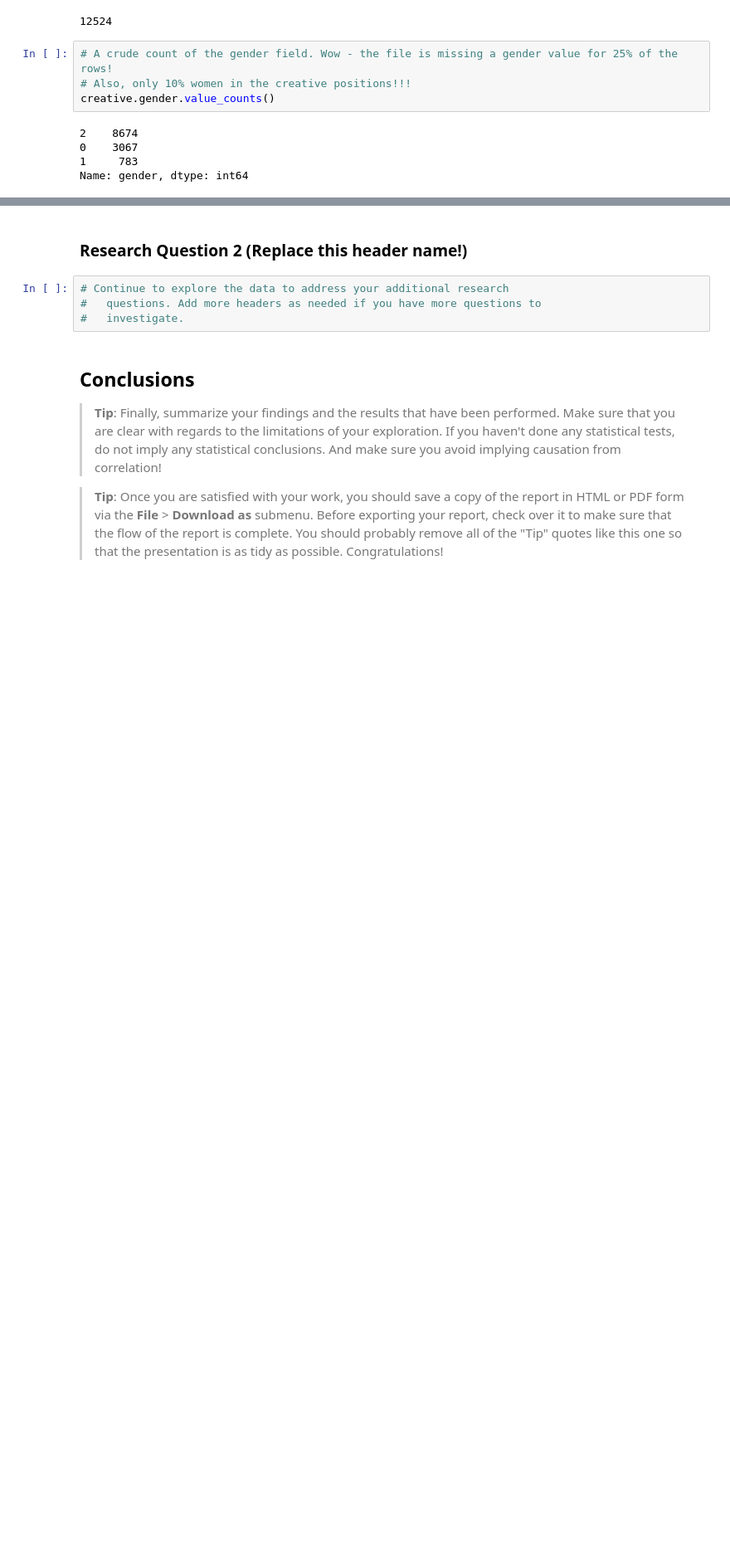
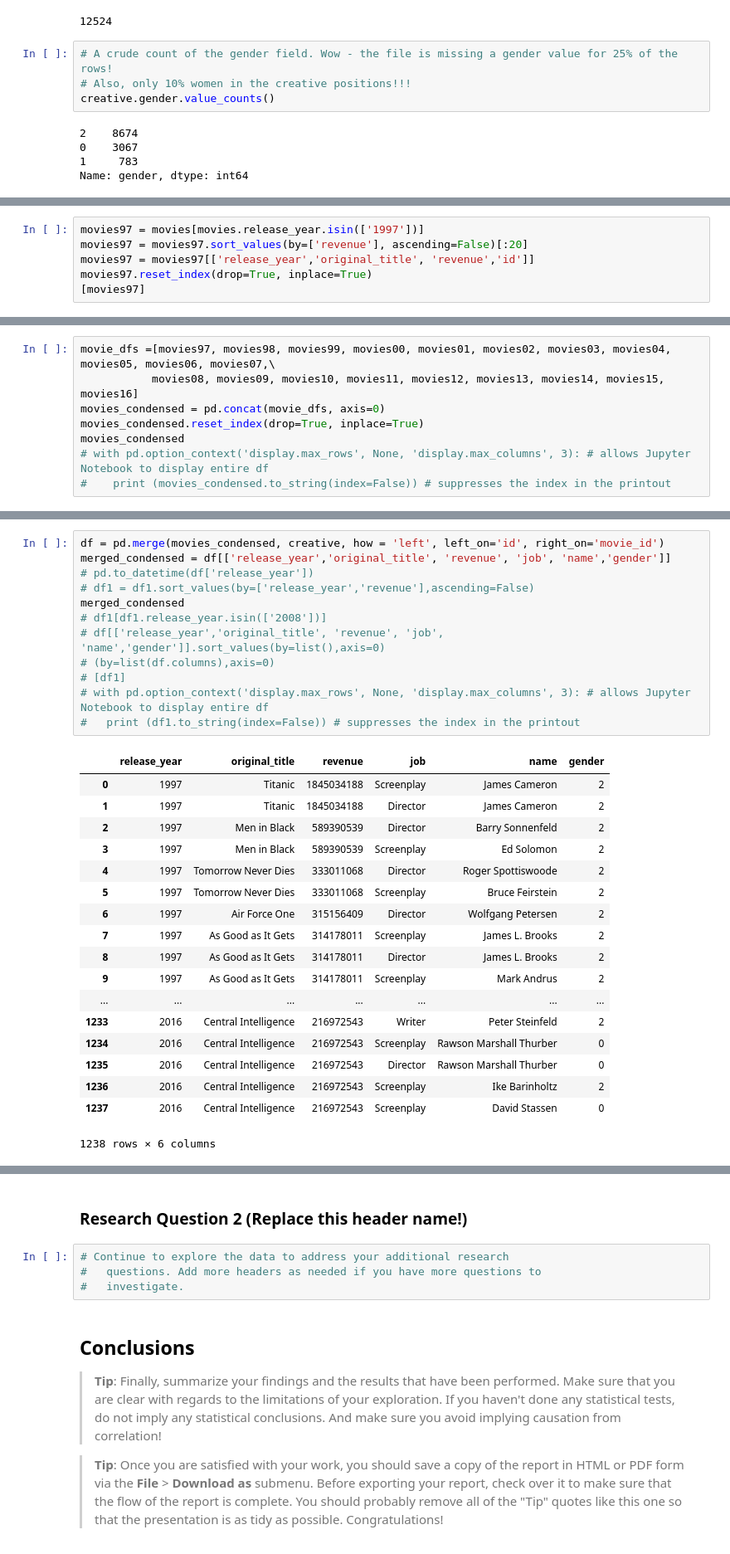
Before and after one commit to moscowjh/tmdb_dataset_analysis, a Jupyter notebook: Investigate a Dataset TMDB Movie Database (Jason H).ipynb, the cells around one changed output, grey strips where cells are left out. Shown at 83% size. Saved outputs shown, nothing was run; the diff lists cells and outputs as text; blank space fills up the shorter version.

```diff
--- a/Investigate a Dataset TMDB Movie Database (Jason H).ipynb
+++ b/Investigate a Dataset TMDB Movie Database (Jason H).ipynb
@@ -556,0 +599,6 @@ Name: gender, dtype: int64
+# %%
+movies97 = movies[movies.release_year.isin(['1997'])]
+movies97 = movies97.sort_values(by=['revenue'], ascending=False)[:20]
+movies97 = movies97[['release_year','original_title', 'revenue','id']]
+movies97.reset_index(drop=True, inplace=True)
+[movies97]
@@ -556,0 +700,8 @@ Name: gender, dtype: int64
+# %%
+movie_dfs =[movies97, movies98, movies99, movies00, movies01, movies02, movies03, movies04, movies05, movies06, movies07,\
+           movies08, movies09, movies10, movies11, movies12, movies13, movies14, movies15, movies16]
+movies_condensed = pd.concat(movie_dfs, axis=0)
+movies_condensed.reset_index(drop=True, inplace=True)
+movies_condensed
+# with pd.option_context('display.max_rows', None, 'display.max_columns', 3): # allows Jupyter Notebook to display entire df
+#    print (movies_condensed.to_string(index=False)) # suppresses the index in the printout
@@ -557 +727,32 @@ Name: gender, dtype: int64
+# %%
+df = pd.merge(movies_condensed, creative, how = 'left', left_on='id', right_on='movie_id')
+merged_condensed = df[['release_year','original_title', 'revenue', 'job', 'name','gender']]
+# pd.to_datetime(df['release_year'])
+# df1 = df1.sort_values(by=['release_year','revenue'],ascending=False)
+merged_condensed
+# df1[df1.release_year.isin(['2008'])]
+# df[['release_year','original_title', 'revenue', 'job', 'name','gender']].sort_values(by=list(),axis=0)
+# (by=list(df.columns),axis=0)
+# [df1]
+# with pd.option_context('display.max_rows', None, 'display.max_columns', 3): # allows Jupyter Notebook to display entire df
+#   print (df1.to_string(index=False)) # suppresses the index in the printout
+# %% [output]
+|  | release_year | original_title | revenue | job | name | gender |
+| 0 | 1997 | Titanic | 1845034188 | Screenplay | James Cameron | 2 |
+| 1 | 1997 | Titanic | 1845034188 | Director | James Cameron | 2 |
+| 2 | 1997 | Men in Black | 589390539 | Director | Barry Sonnenfeld | 2 |
+| 3 | 1997 | Men in Black | 589390539 | Screenplay | Ed Solomon | 2 |
+| 4 | 1997 | Tomorrow Never Dies | 333011068 | Director | Roger Spottiswoode | 2 |
+| 5 | 1997 | Tomorrow Never Dies | 333011068 | Screenplay | Bruce Feirstein | 2 |
+| 6 | 1997 | Air Force One | 315156409 | Director | Wolfgang Petersen | 2 |
+| 7 | 1997 | As Good as It Gets | 314178011 | Screenplay | James L. Brooks | 2 |
+| 8 | 1997 | As Good as It Gets | 314178011 | Director | James L. Brooks | 2 |
+| 9 | 1997 | As Good as It Gets | 314178011 | Screenplay | Mark Andrus | 2 |
+| ... | ... | ... | ... | ... | ... | ... |
+| 1233 | 2016 | Central Intelligence | 216972543 | Writer | Peter Steinfeld | 2 |
+| 1234 | 2016 | Central Intelligence | 216972543 | Screenplay | Rawson Marshall Thurber | 0 |
+| 1235 | 2016 | Central Intelligence | 216972543 | Director | Rawson Marshall Thurber | 0 |
+| 1236 | 2016 | Central Intelligence | 216972543 | Screenplay | Ike Barinholtz | 2 |
+| 1237 | 2016 | Central Intelligence | 216972543 | Screenplay | David Stassen | 0 |
+1238 rows × 6 columns
 # %%
```
Also changed, not shown: parts of 15 cells of this notebook.
